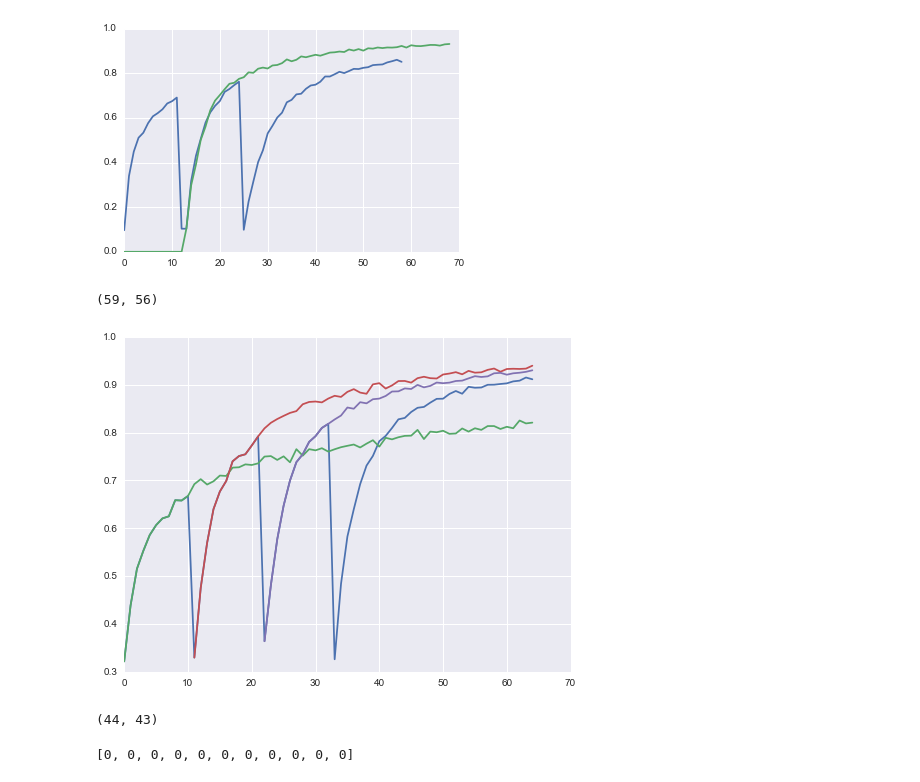
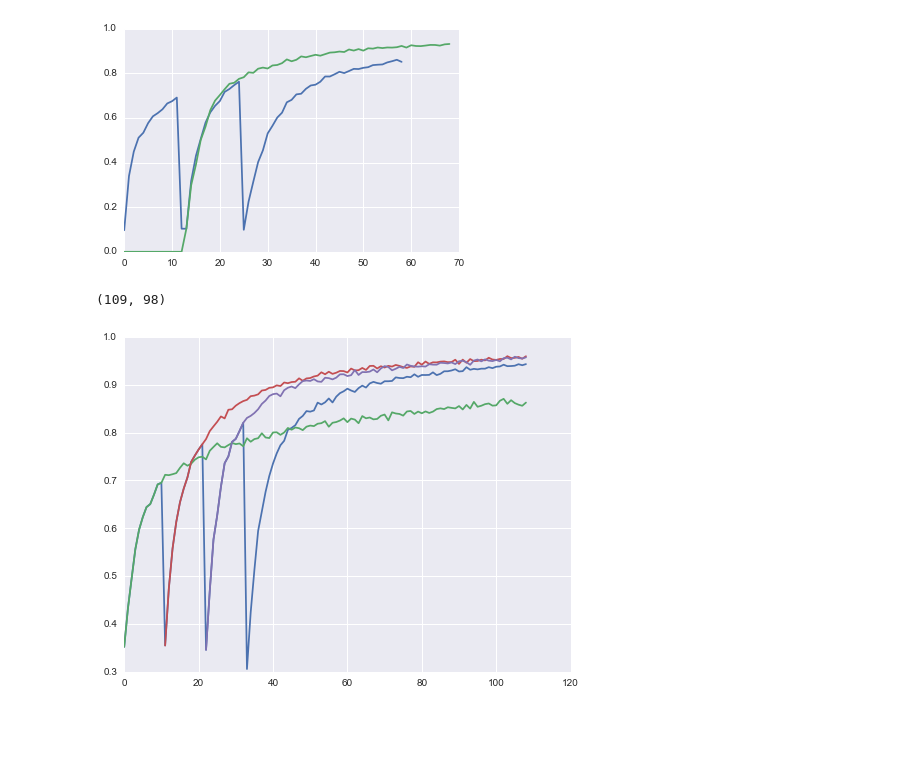
Before and after one commit to jaredawebb/ForwardThinking, a Jupyter notebook: replication/vanilla_conv.ipynb, the cells around one changed output. Drawn from its saved outputs; the diff is of its cells as text; code cells hidden in the pictures; blank space fills up the shorter version.

```diff
--- a/replication/vanilla_conv.ipynb
+++ b/replication/vanilla_conv.ipynb
@@ -140,30 +140,24 @@ plt.plot([0 for i in range(13)] + list(acc2))
 [<matplotlib.lines.Line2D at 0x...>]
 [figure]
 # %%
-len(acc1), len(acc2)
+len(acc), len(acc2)
 # %% [output]
-(59, 56)
+(109, 98)
 # %%
 acc = np.load('./accuracies.npy')
 acc1 = np.load('./accuracies_layer1.npy')
 acc2 = np.load('./accuracies_layer2.npy')
 acc3 = np.load('./accuracies_layer3.npy')
+
 #acc4 = np.load('./accuracies_layer4.npy')
 plt.figure(figsize=(8,6))
 plt.plot(acc)
 plt.plot(acc1)
-plt.plot([i for i in range(11,65)], list(acc2))
-plt.plot([i for i in range(22,65)], list(acc3))
+plt.plot([i for i in range(11,109)], list(acc2))
+plt.plot([i for i in range(22,109)], list(acc3))
+
 
 plt.savefig('./comparisons.pdf')
 #plt.plot([0 for i in range(12*3 - 3)] + list(acc4))
 # %% [output]
-[figure, old version]
+[figure, new version]
-# %%
-len([i for i in range(22,66)]), len(acc3)
-# %% [output]
-(44, 43)
-# %%
-[0 for i in range(11)]
-# %% [output]
-[0, 0, 0, 0, 0, 0, 0, 0, 0, 0, 0]
```
Also changed, not shown: parts of 6 cells of this notebook, 2 other files.
